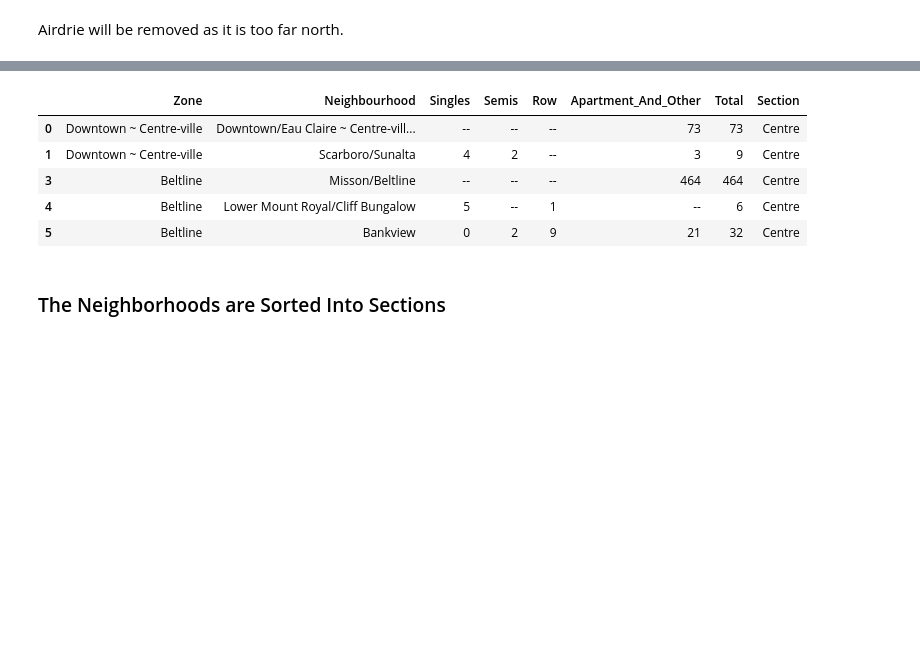
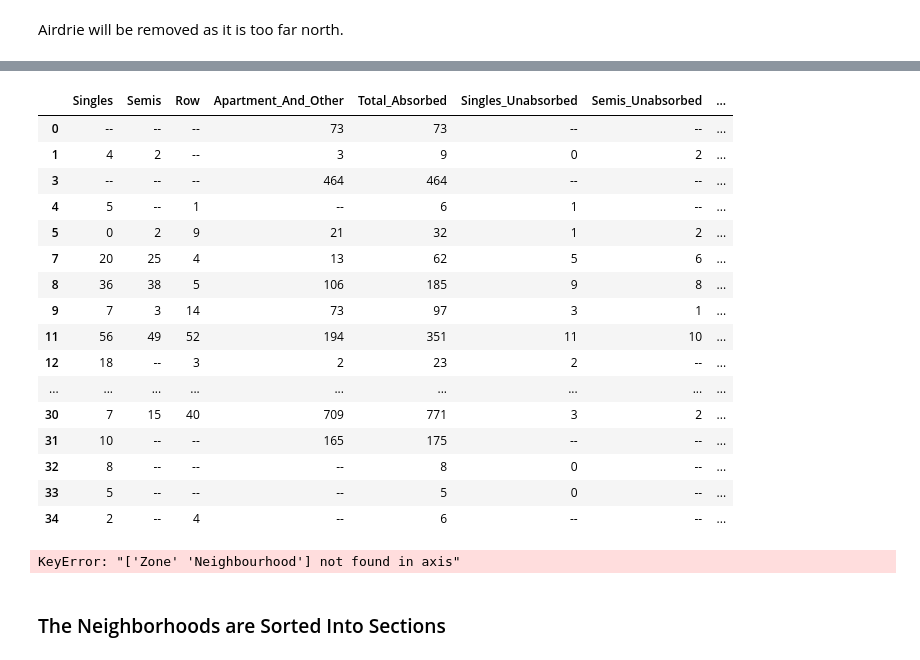
Before and after one commit to jaykayso/glamorgan, a Jupyter notebook: calgary_five.ipynb, the cells around one changed output, grey strips where cells are left out. Saved outputs shown, nothing was run; the diff lists cells and outputs as text; code cells hidden in the pictures; blank space fills up the shorter version.

Commit message:
joined tables

```diff
--- a/calgary_five.ipynb
+++ b/calgary_five.ipynb
@@ -19,0 +22,2 @@ df.tail()
+# %%
+df = df1.join(df2, how = 'outer', lsuffix = 'L', rsuffix = 'R' )
@@ -20,4 +35,4 @@ df.tail()
 # %%
-df = df.drop(columns = ['Province', 'Centre'])
+df = df.drop(columns = ['ProvinceL', 'CentreL', 'ProvinceR', 'CentreR', 'ZoneR', 'Neighbourhood\nQuartierR'])
 df.head()
 # %% [output]
@@ -30,4 +47,4 @@ df.head()
 # %%
-df = df.rename(columns = {'Neighbourhood\nQuartier' : 'Neighbourhood', 'Singles\nIndividuels' : 'Singles', 'Semis\nJumelés' : 'Semis', 'Row\nEn bande' : 'Row', 'Apartment\nand Other\nAppartements\net autres' : 'Apartment_And_Other'
+df = df.rename(columns = {'ZoneL' : 'Zone', 'Neighbourhood\nQuartierL' : 'Neighbourhood', 'Singles\nIndividuelsL' : 'Singles_Absorbed', 'Semis\nJumelésL' : 'Semis_Absorbed', 'Row\nEn bandeL' : 'Row_Absorbed', 'Apartment\nand Other\nAppartements\net autresL' : 'Apartment_And_Other_Absorbed', 'TotalL':'Total_Absorbed'
 
                 })
@@ -33,0 +62,4 @@ df = df.rename(columns = {'Neighbourhood\nQuartier' : 'Neighbourhood', 'Singles\
+# %%
+df = df.rename(columns = { 'Singles\nIndividuelsR' : 'Singles_Unabsorbed', 'Semis\nJumelésR' : 'Semis_Unabsorbed', 'Row\nEn bandeR' : 'Row_Unabsorbed', 'Apartment\nand Other\nAppartements\net autresR' : 'Apartment_And_Other_Unabsorbed', 'TotalR' : 'Total_Unabsorbed'
+
+                })
@@ -100,9 +157,20 @@ df.shape
 # %%
-df.head()
+df.head(30)
 # %% [output]
-|  | Zone | Neighbourhood | Singles | Semis | Row | Apartment_And_Other | Total | Section |
-| 0 | Downtown ~ Centre-ville | Downtown/Eau Claire ~ Centre-vill... | -- | -- | -- | 73 | 73 | Centre |
-| 1 | Downtown ~ Centre-ville | Scarboro/Sunalta | 4 | 2 | -- | 3 | 9 | Centre |
-| 3 | Beltline | Misson/Beltline | -- | -- | -- | 464 | 464 | Centre |
-| 4 | Beltline | Lower Mount Royal/Cliff Bungalow | 5 | -- | 1 | -- | 6 | Centre |
-| 5 | Beltline | Bankview | 0 | 2 | 9 | 21 | 32 | Centre |
+|  | Singles | Semis | Row | Apartment_And_Other | Total_Absorbed | Singles_Unabsorbed | Semis_Unabsorbed | ... |
+| 0 | -- | -- | -- | 73 | 73 | -- | -- | ... |
+| 1 | 4 | 2 | -- | 3 | 9 | 0 | 2 | ... |
+| 3 | -- | -- | -- | 464 | 464 | -- | -- | ... |
+| 4 | 5 | -- | 1 | -- | 6 | 1 | -- | ... |
+| 5 | 0 | 2 | 9 | 21 | 32 | 1 | 2 | ... |
+| 7 | 20 | 25 | 4 | 13 | 62 | 5 | 6 | ... |
+| 8 | 36 | 38 | 5 | 106 | 185 | 9 | 8 | ... |
+| 9 | 7 | 3 | 14 | 73 | 97 | 3 | 1 | ... |
+| 11 | 56 | 49 | 52 | 194 | 351 | 11 | 10 | ... |
+| 12 | 18 | -- | 3 | 2 | 23 | 2 | -- | ... |
+| ... | ... | ... | ... | ... | ... | ... | ... | ... |
+| 30 | 7 | 15 | 40 | 709 | 771 | 3 | 2 | ... |
+| 31 | 10 | -- | -- | 165 | 175 | -- | -- | ... |
+| 32 | 8 | -- | -- | -- | 8 | 0 | -- | ... |
+| 33 | 5 | -- | -- | -- | 5 | 0 | -- | ... |
+| 34 | 2 | -- | 4 | -- | 6 | -- | -- | ... |
@@ -108,0 +182,4 @@ df.head()
+# %%
+df.drop(columns = ['Zone', 'Neighbourhood'], inplace = True)
+# %% [output]
+KeyError: "['Zone' 'Neighbourhood'] not found in axis"
```
Also changed, not shown: parts of 23 cells of this notebook.
